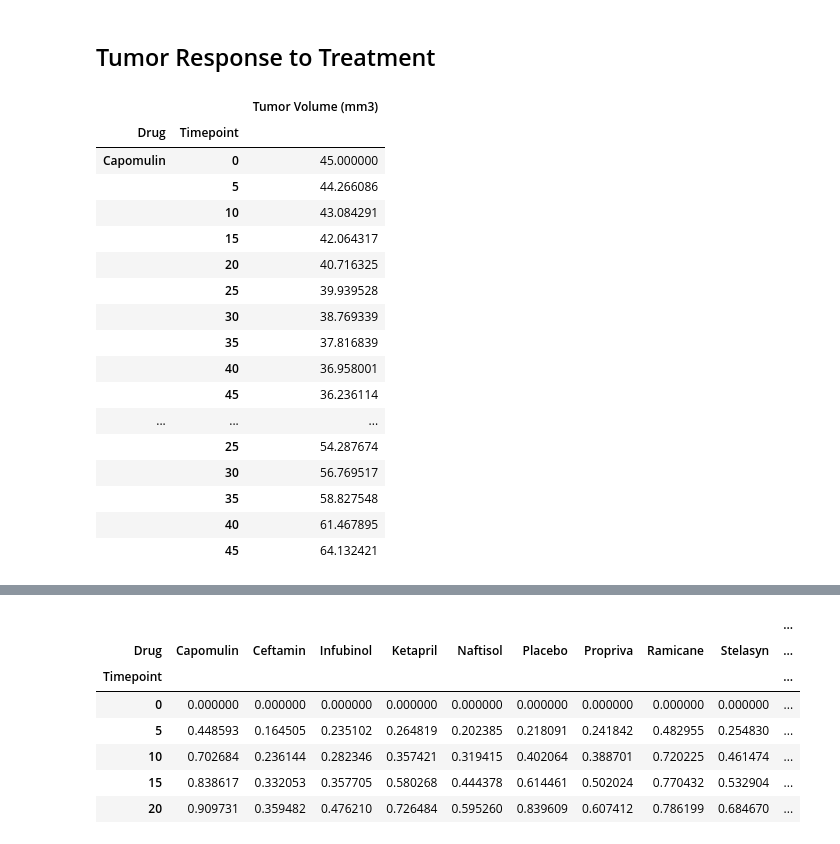
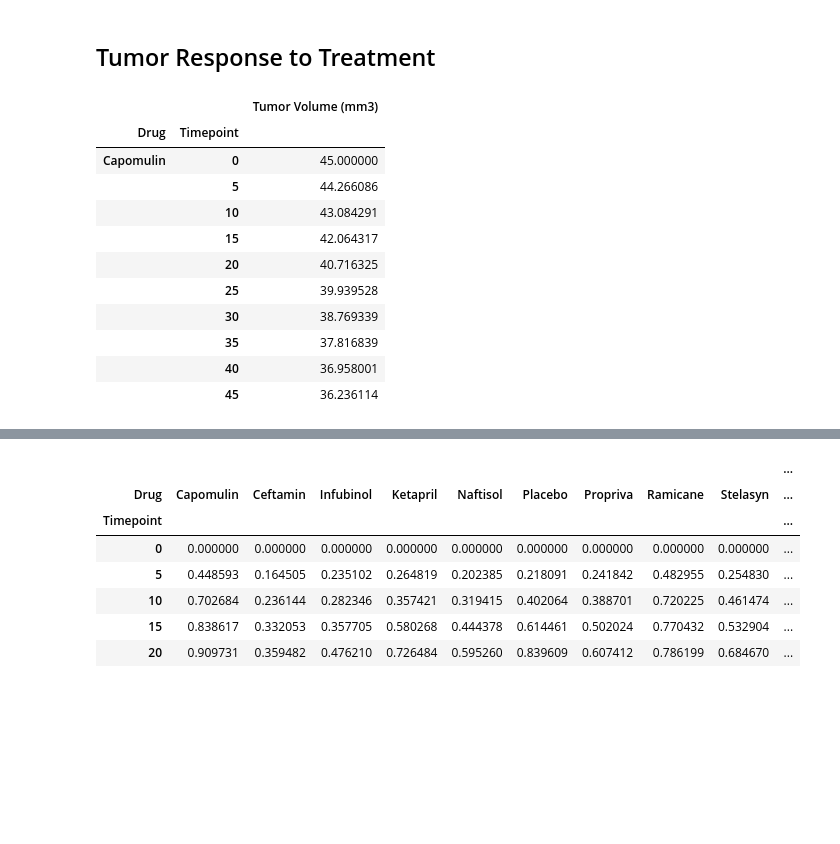
Before and after one commit to sbogdan-sb/Python-Data-Analysis-Charting, a Jupyter notebook: pymaceuticals.ipynb, the cells around one changed output, grey strips where cells are left out. Cells and saved outputs as stored; diff of their text form; code cells hidden in the pictures; blank space fills up the shorter version.

```diff
--- a/pymaceuticals.ipynb
+++ b/pymaceuticals.ipynb
@@ -57,31 +57,25 @@ merged_df = merged_df[merged_df["Mouse ID"] != "g989"]
 # %%
 # Store the Mean Tumor Volume Data Grouped by Drug and Timepoint
 mean_tumor_vol = merged_df.groupby(["Drug", "Timepoint"]).mean()
 # del mean_tumor_vol["Metastatic Sites"]
 
 # Convert to DataFrame
 del mean_tumor_vol["Metastatic Sites"]
 # Preview DataFrame
-mean_tumor_vol.head(20)
+mean_tumor_vol.head(10)
 # %% [output]
 |  |  | Tumor Volume (mm3) |
 | Drug | Timepoint |  |
 | Capomulin | 0 | 45.000000 |
 |  | 5 | 44.266086 |
 |  | 10 | 43.084291 |
 |  | 15 | 42.064317 |
 |  | 20 | 40.716325 |
 |  | 25 | 39.939528 |
 |  | 30 | 38.769339 |
 |  | 35 | 37.816839 |
 |  | 40 | 36.958001 |
 |  | 45 | 36.236114 |
-| ... | ... | ... |
-|  | 25 | 54.287674 |
-|  | 30 | 56.769517 |
-|  | 35 | 58.827548 |
-|  | 40 | 61.467895 |
-|  | 45 | 64.132421 |
 # %%
 # Store the Standard Error of Tumor Volumes Grouped by Drug and Timepoint
 mean_tumor_sem = merged_df.groupby(["Drug", "Timepoint"]).sem()
```
Also changed, not shown: parts of 12 cells of this notebook, 4 other files.
